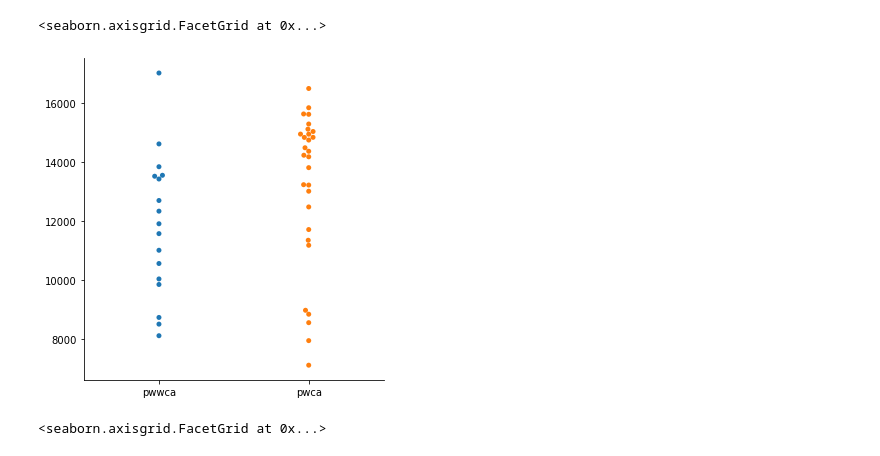
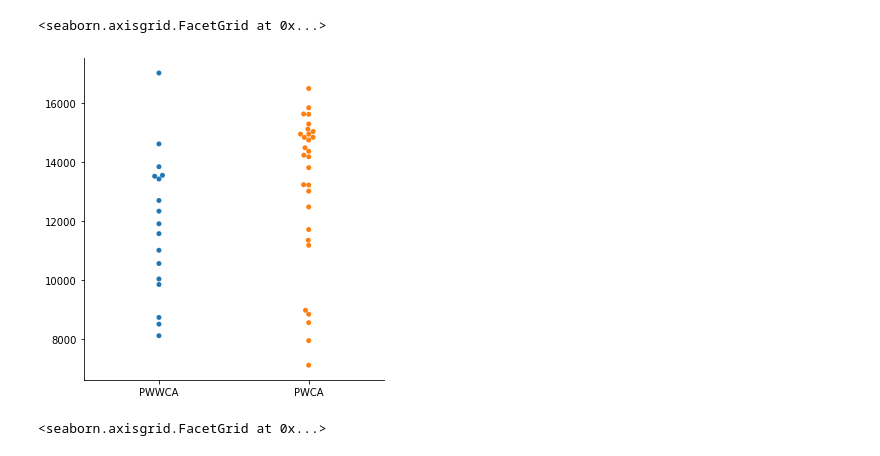
Before and after one commit to jiongyi/postdoc, a Jupyter notebook: actin_assembly/bead_motility/2020_09_02_egfp_n_wasp_pwwca_vs_pwca_actin_intensity-Copy1.ipynb, the cells around one changed output. Saved outputs shown, nothing was run; the diff lists cells and outputs as text; code cells hidden in the pictures.

```diff
--- a/actin_assembly/bead_motility/2020_09_02_egfp_n_wasp_pwwca_vs_pwca_actin_intensity-Copy1.ipynb
+++ b/actin_assembly/bead_motility/2020_09_02_egfp_n_wasp_pwwca_vs_pwca_actin_intensity-Copy1.ipynb
@@ -1,23 +1,23 @@
 # %%
 from bead_motility3 import *
 # %%
-egfp_n_wasp_pwwca_folder_path = '/home/jiongyi/Documents/bead_motility/4_uM_profilin_1pct_hl555_actin_00_nM_arp23_00_nM_cp/300_nM_egfp_n_wasp_pwwca'
-egfp_n_wasp_pwca_folder_path = '/home/jiongyi/Documents/bead_motility/4_uM_profilin_1pct_hl555_actin_00_nM_arp23_00_nM_cp/300_nM_egfp_n_wasp_pwca'
+egfp_n_wasp_pwwca_folder_path = '/home/jiongyi/Documents/lab_data/2020_08_28/4_uM_profilin_1pct_hl555_actin_00_nM_arp23_00_nM_cp/300_nM_egfp_n_wasp_pwwca'
+egfp_n_wasp_pwca_folder_path = '/home/jiongyi/Documents/lab_data/2020_08_28/4_uM_profilin_1pct_hl555_actin_00_nM_arp23_00_nM_cp/300_nM_egfp_n_wasp_pwca'
 
 egfp_n_wasp_pwwca_props_mat = batch_analysis(egfp_n_wasp_pwwca_folder_path)
 egfp_n_wasp_pwca_props_mat = batch_analysis(egfp_n_wasp_pwca_folder_path)
 # %%
 %matplotlib inline
 from matplotlib.pyplot import subplots
-from seaborn import catplot
+import seaborn as sns
 from pandas import DataFrame
 
-egfp_intensity_dict = {'pwwca': egfp_n_wasp_pwwca_props_mat[:, 0].flatten(), 'pwca': egfp_n_wasp_pwca_props_mat[:, 0].flatten()}
+egfp_intensity_dict = {'PWWCA': egfp_n_wasp_pwwca_props_mat[:, 0].flatten(), 'PWCA': egfp_n_wasp_pwca_props_mat[:, 0].flatten()}
 egfp_intensity_df = DataFrame.from_dict(egfp_intensity_dict, orient = 'index')
 catplot(data = egfp_intensity_df.transpose(), kind = 'swarm')
 # %% [output]
 <seaborn.axisgrid.FacetGrid at 0x...>
-[figure, old version]
+[figure, new version]
 # %%
 hl555_intensity_dict = {'pwwca': egfp_n_wasp_pwwca_props_mat[:, 1].flatten(), 'pwca': egfp_n_wasp_pwca_props_mat[:, 1].flatten()}
 hl555_intensity_df = DataFrame.from_dict(hl555_intensity_dict, orient = 'index')
```
Also changed, not shown: parts of 3 cells of this notebook.
